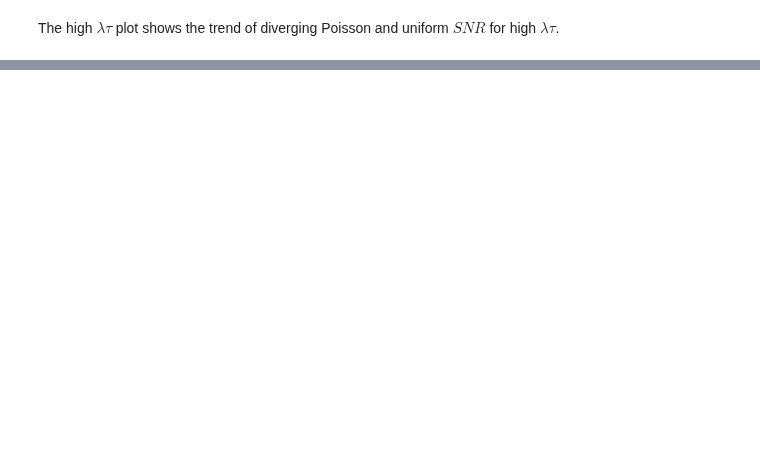
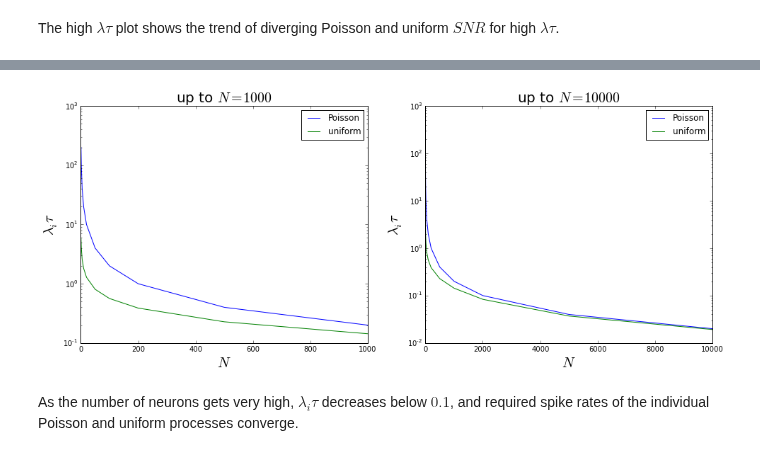
Before and after one commit to samfok/notebooks, a Jupyter notebook: design/poisson_vs_uniform spikes.ipynb, the cells around one changed output, grey strips where cells are left out. Cells and saved outputs as stored; diff of their text form; code cells hidden in the pictures; blank space fills up the shorter version.

Commit message:
p vs u multiple neurons

```diff
--- a/design/poisson_vs_uniform spikes.ipynb
+++ b/design/poisson_vs_uniform spikes.ipynb
@@ -127,0 +159,29 @@ $$
+# %%
+Ns = np.array([1, 2, 5, 10, 20, 50, 100, 200, 500, 1000, 2000, 5000, 10000])
+lam_p = np.zeros(len(Ns))
+lam_u = np.zeros(len(Ns))
+
+for idx, N in enumerate(Ns):
+    snr_i = snr/np.sqrt(N)
+    lam_p[idx] = get_p_lam(snr_i, tau)
+    lam_u[idx] = get_u_lam(snr_i, tau)
+
+clip_idx = Ns<=1000
+fig, axs= plt.subplots(ncols=2, figsize=(16, 6))
+axs[0].semilogy(Ns[clip_idx], lam_p[clip_idx]*tau, label='Poisson')
+axs[0].semilogy(Ns[clip_idx], lam_u[clip_idx]*tau, label='uniform')
+axs[0].legend(loc='best')
+axs[0].set_xlabel(r'$N$')
+axs[0].set_ylabel(r'$\lambda_i\tau$')
+axs[0].set_title(r'up to $N=1000$', fontsize=20)
+
+axs[1].semilogy(Ns, lam_p*tau, label='Poisson')
+axs[1].semilogy(Ns, lam_u*tau, label='uniform')
+axs[1].legend(loc='best')
+axs[1].set_xlabel(r'$N$')
+axs[1].set_ylabel(r'$\lambda_i\tau$')
+axs[1].set_title(r'up to $N=10000$', fontsize=20);
+# %% [output]
+[figure, added]
+# %% [markdown]
+As the number of neurons gets very high, $\lambda_i\tau$ decreases below $0.1$, and required spike rates of the individual Poisson and uniform processes converge.
```
Also changed, not shown: parts of 3 cells of this notebook.
